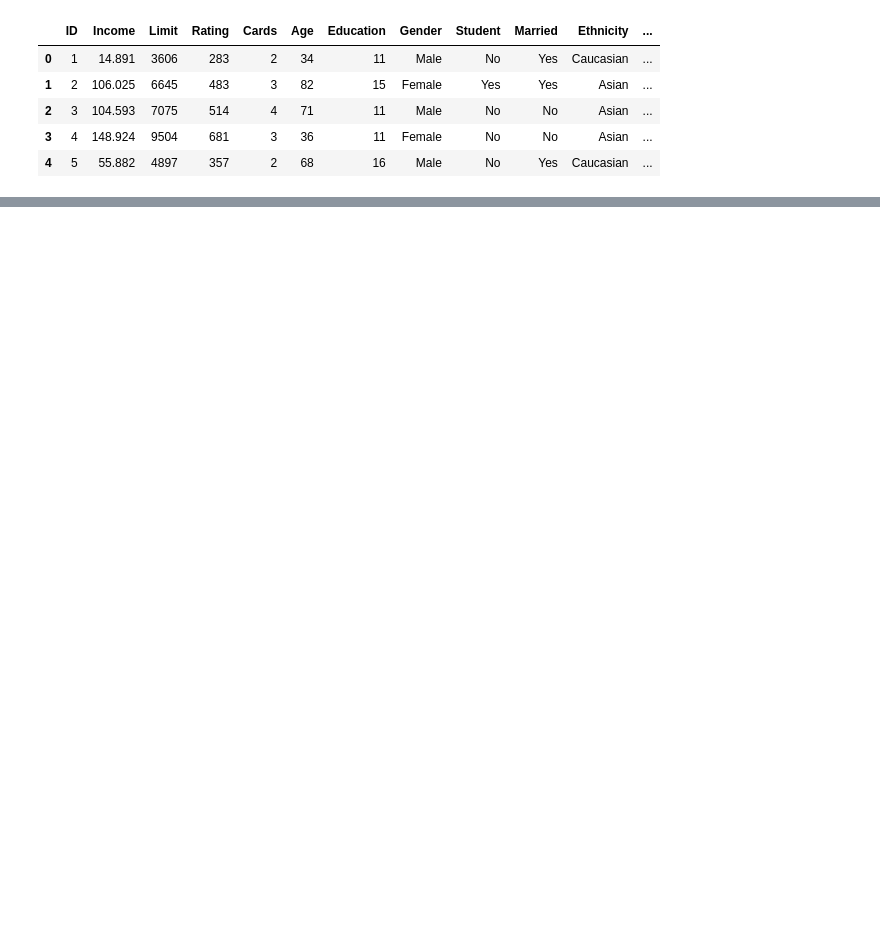
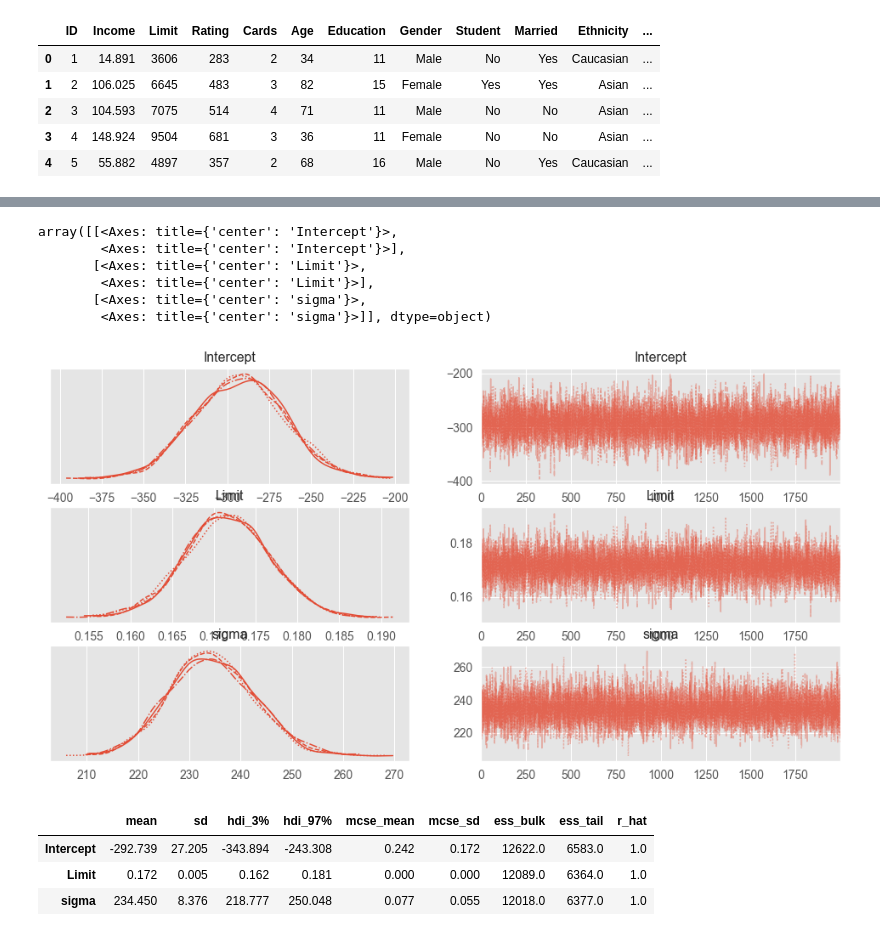
Before and after one commit to dave1b/TSM_BayMachLe, a Jupyter notebook: 06_week/Exercises/Exercise_week_6.ipynb, the cells around one changed output, grey strips where cells are left out. Drawn from its saved outputs; the diff is of its cells as text; code cells hidden in the pictures; blank space fills up the shorter version.

```diff
--- a/06_week/Exercises/Exercise_week_6.ipynb
+++ b/06_week/Exercises/Exercise_week_6.ipynb
@@ -17,6 +14,6 @@ WARNING (pytensor.tensor.blas): Using NumPy C-API based implementation for BLAS
 # %%
 plt.style.use('ggplot')
-plt.rcParams["figure.figsize"] = (12,3)
+# plt.rcParams["figure.figsize"] = (12,3)
 # %%
 data = pd.read_csv('credit_data.csv')
 data.head()
@@ -50,4 +27,5 @@ pm.plot_posterior( trace );
 # %%
 import bambi as bmb
-linear_model = bmb.Model("Credit ~ Limit", data=data, family="gaussian")
-linear_model_fit = linear_model.fit(draws=2000, tune=2000)
+
+credit_model = bmb.Model("Balance ~ Limit", data=data, family="gaussian")
+credit_trace1 = credit_model.fit(draws=2000, tune=2000)
@@ -53,0 +70,17 @@ linear_model_fit = linear_model.fit(draws=2000, tune=2000)
+# %%
+pm.plot_trace(credit_trace1)
+# %% [output]
+array([[<Axes: title={'center': 'Intercept'}>,
+        <Axes: title={'center': 'Intercept'}>],
+       [<Axes: title={'center': 'Limit'}>,
+        <Axes: title={'center': 'Limit'}>],
+       [<Axes: title={'center': 'sigma'}>,
+        <Axes: title={'center': 'sigma'}>]], dtype=object)
+[figure, added]
+# %%
+pm.summary(credit_trace1)
+# %% [output]
+|  | mean | sd | hdi_3% | hdi_97% | mcse_mean | mcse_sd | ess_bulk | ess_tail | r_hat |
+| Intercept | -292.739 | 27.205 | -343.894 | -243.308 | 0.242 | 0.172 | 12622.0 | 6583.0 | 1.0 |
+| Limit | 0.172 | 0.005 | 0.162 | 0.181 | 0.000 | 0.000 | 12089.0 | 6364.0 | 1.0 |
+| sigma | 234.450 | 8.376 | 218.777 | 250.048 | 0.077 | 0.055 | 12018.0 | 6377.0 | 1.0 |
```
Also changed, not shown: parts of 57 cells of this notebook, 1 other file.
